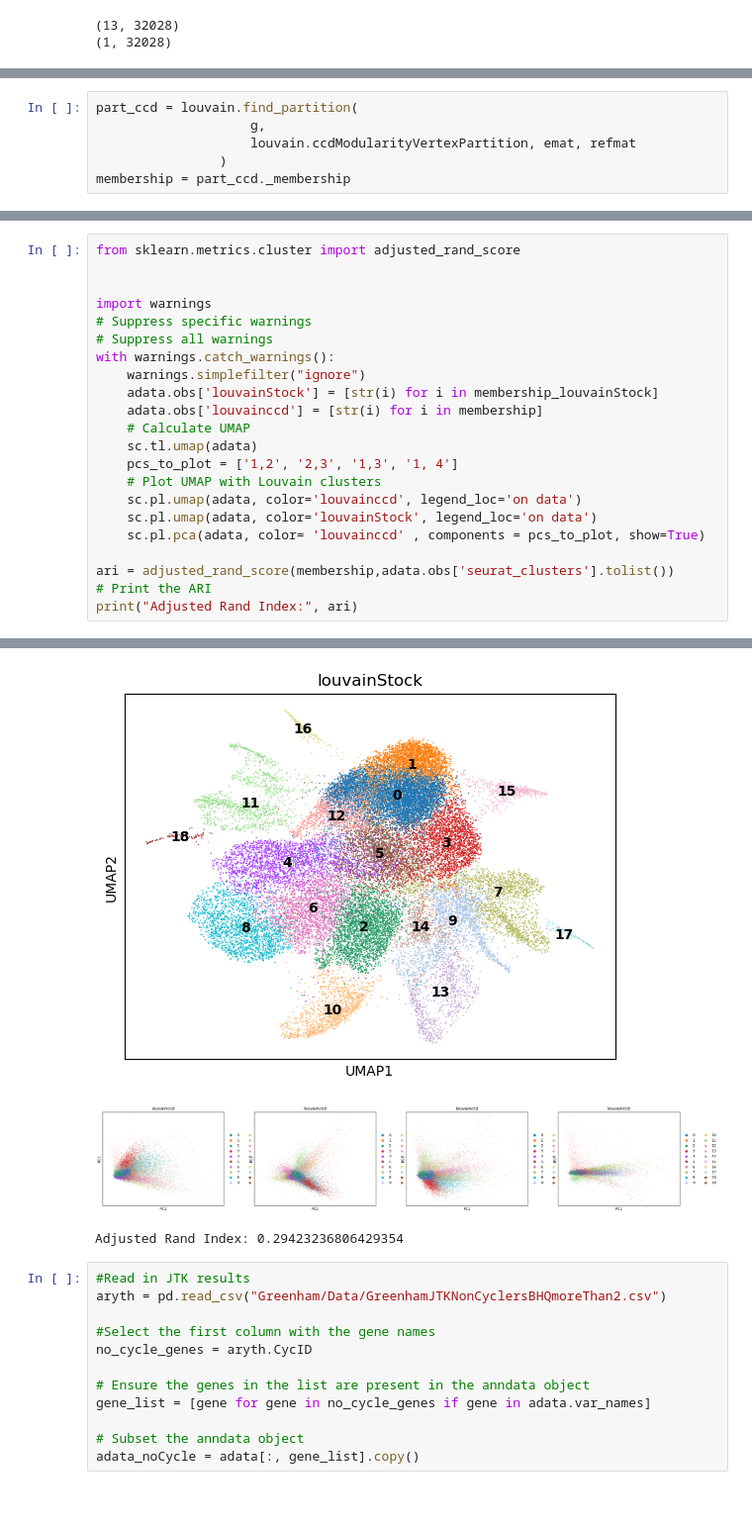
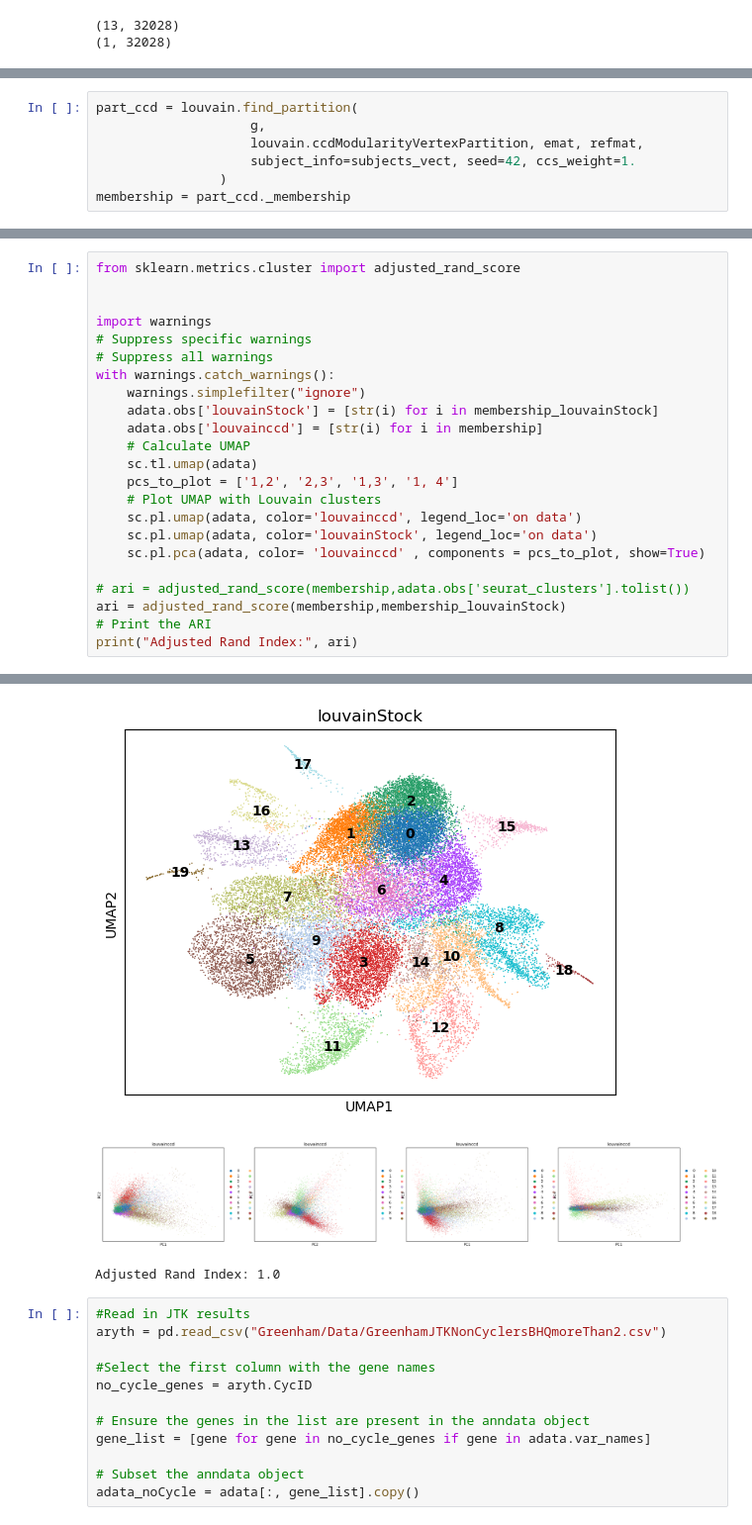
Before and after one commit to HenryHollis/python_ccd_cluster, a Jupyter notebook: Greenham.ipynb, the cells around one changed output, grey strips where cells are left out. Shown at 99% size. Saved outputs shown, nothing was run; the diff lists cells and outputs as text.

```diff
--- a/Greenham.ipynb
+++ b/Greenham.ipynb
@@ -168,7 +175,8 @@ membership_louvainStock= part._membership
 # %%
 part_ccd = louvain.find_partition(
                     g,
-                    louvain.ccdModularityVertexPartition, emat, refmat
+                    louvain.ccdModularityVertexPartition, emat, refmat,
+                    subject_info=subjects_vect, seed=42, ccs_weight=1.
                 )
 membership = part_ccd._membership
 # %% [output]
@@ -202,7 +210,8 @@ with warnings.catch_warnings():
     sc.pl.umap(adata, color='louvainStock', legend_loc='on data')
     sc.pl.pca(adata, color= 'louvainccd' , components = pcs_to_plot, show=True)
 
-ari = adjusted_rand_score(membership,adata.obs['seurat_clusters'].tolist())
+# ari = adjusted_rand_score(membership,adata.obs['seurat_clusters'].tolist())
+ari = adjusted_rand_score(membership,membership_louvainStock)
 # Print the ARI
 print("Adjusted Rand Index:", ari)
 # %% [output]
@@ -210,6 +219,6 @@ print("Adjusted Rand Index:", ari)
-[figure, old version]
+[figure, new version]
-[figure, old version]
+[figure, new version]
-Adjusted Rand Index: 0.29423236806429354
+Adjusted Rand Index: 1.0
 # %%
 #Read in JTK results
 aryth = pd.read_csv("Greenham/Data/GreenhamJTKNonCyclersBHQmoreThan2.csv")
```
Also changed, not shown: parts of 5 cells of this notebook, 3 other files.
